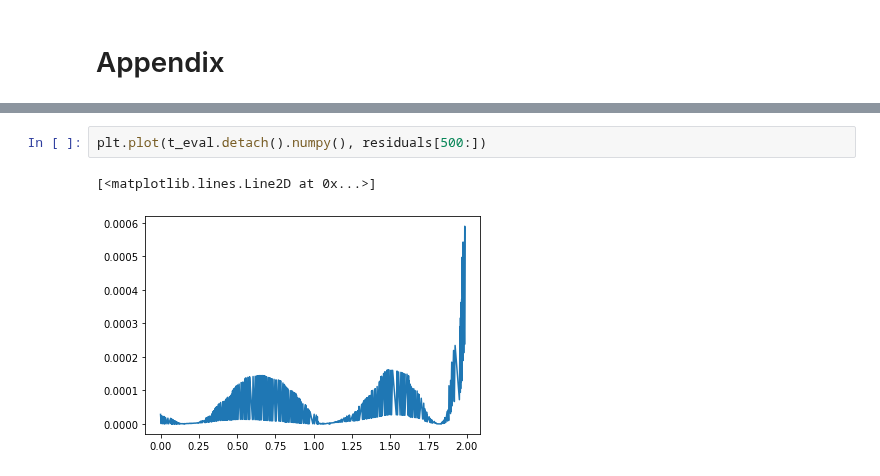
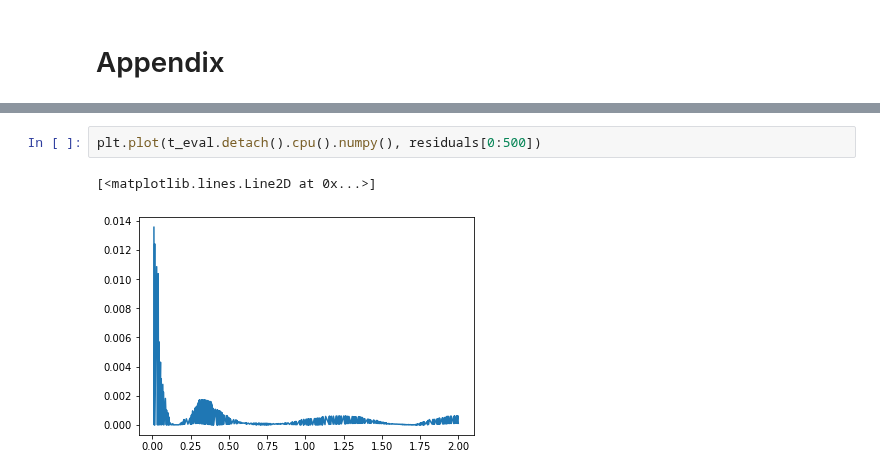
Before and after one commit to Hari-Raval/Harvard-Thesis, a Jupyter notebook: src/transfer_learning_two_linear_ode/system_linear_ode_with_transfer_learning-v5.ipynb, the cells around one changed output, grey strips where cells are left out. Saved outputs shown, nothing was run; the diff lists cells and outputs as text.

```diff
--- a/src/transfer_learning_two_linear_ode/system_linear_ode_with_transfer_learning-v5.ipynb
+++ b/src/transfer_learning_two_linear_ode/system_linear_ode_with_transfer_learning-v5.ipynb
@@ -575,5 +644,5 @@ plt.plot(t_eval.detach().numpy(), residuals[0:500])
-# %%
-plt.plot(t_eval.detach().numpy(), residuals[500:])
-# %% [output]
-[<matplotlib.lines.Line2D at 0x...>]
-[figure, removed]
+# %%
+plt.plot(t_eval.detach().cpu().numpy(), residuals[0:500])
+# %% [output]
+[<matplotlib.lines.Line2D at 0x...>]
+[figure, added]
```
Also changed, not shown: parts of 30 cells of this notebook.
